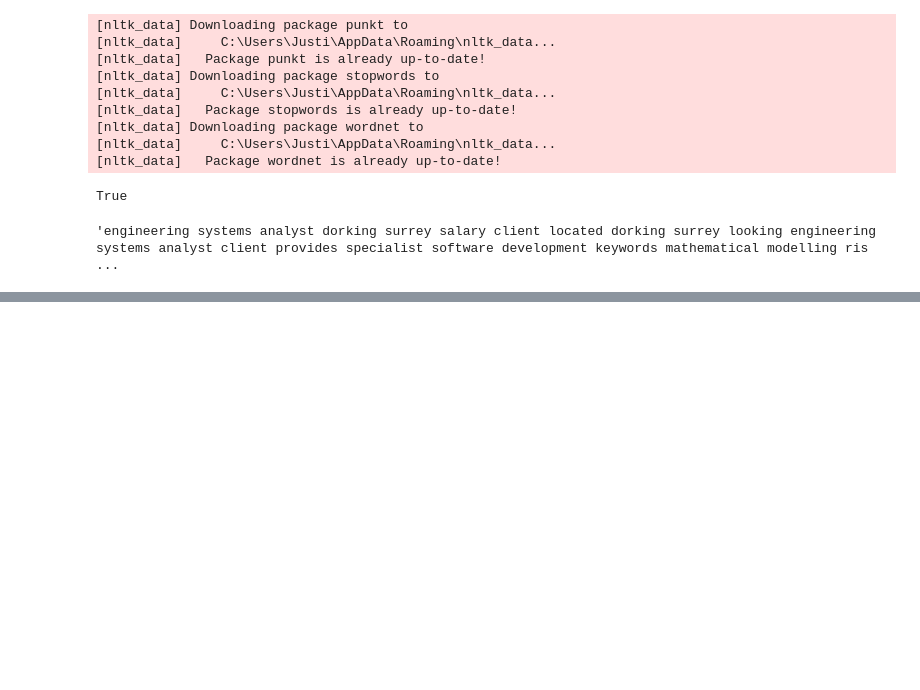
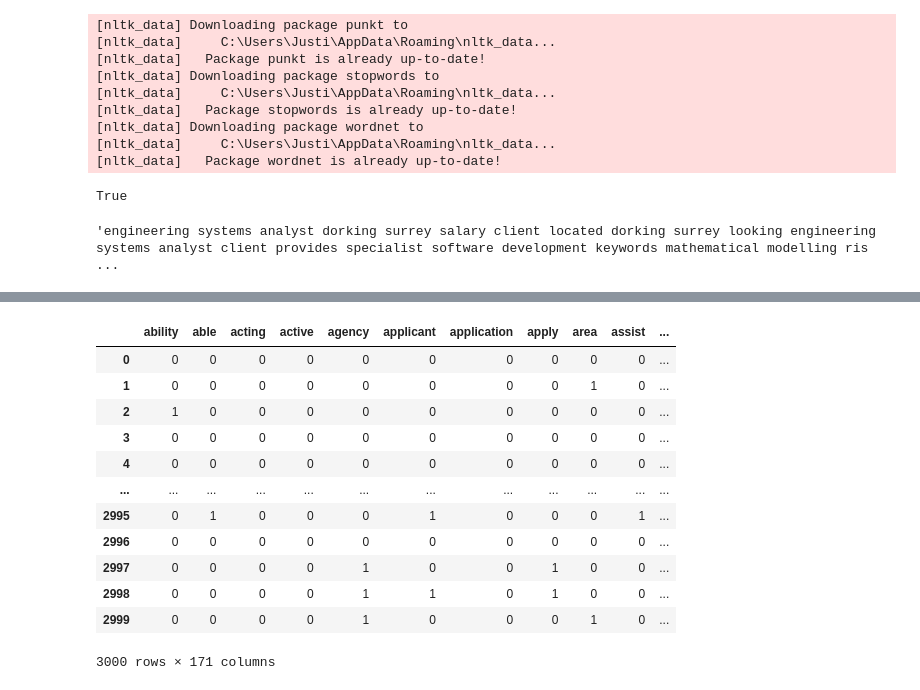
Before and after one commit to justinm329/Job_salary_prediction_2, a Jupyter notebook: Main_2.ipynb, the cells around one changed output, grey strips where cells are left out. Drawn from its saved outputs; the diff is of its cells as text; code cells hidden in the pictures; blank space fills up the shorter version.

```diff
--- a/Main_2.ipynb
+++ b/Main_2.ipynb
@@ -213,5 +197,23 @@ words_df.head()
 # %%
 filtered_df = words_df.replace([2,3,4,5,6,7,8,9],1)
+# %%
+filtered_df_2 = words_df.replace(list(range(1,100)),1)
+# %%
+filtered_df_2
+# %% [output]
+|  | ability | able | acting | active | agency | applicant | application | apply | area | assist | ... |
+| 0 | 0 | 0 | 0 | 0 | 0 | 0 | 0 | 0 | 0 | 0 | ... |
+| 1 | 0 | 0 | 0 | 0 | 0 | 0 | 0 | 0 | 1 | 0 | ... |
+| 2 | 1 | 0 | 0 | 0 | 0 | 0 | 0 | 0 | 0 | 0 | ... |
+| 3 | 0 | 0 | 0 | 0 | 0 | 0 | 0 | 0 | 0 | 0 | ... |
+| 4 | 0 | 0 | 0 | 0 | 0 | 0 | 0 | 0 | 0 | 0 | ... |
+| ... | ... | ... | ... | ... | ... | ... | ... | ... | ... | ... | ... |
+| 2995 | 0 | 1 | 0 | 0 | 0 | 1 | 0 | 0 | 0 | 1 | ... |
+| 2996 | 0 | 0 | 0 | 0 | 0 | 0 | 0 | 0 | 0 | 0 | ... |
+| 2997 | 0 | 0 | 0 | 0 | 1 | 0 | 0 | 1 | 0 | 0 | ... |
+| 2998 | 0 | 0 | 0 | 0 | 1 | 1 | 0 | 1 | 0 | 0 | ... |
+| 2999 | 0 | 0 | 0 | 0 | 1 | 0 | 0 | 0 | 1 | 0 | ... |
+3000 rows × 171 columns
 # %%
 # Now set the vectorizer on the CleanDescription column and store it in a new variable
 #tf_idf_2 = vectorizer.fit_transform(sliced_df['CleanDescription'])
```
Also changed, not shown: parts of 42 cells of this notebook.
